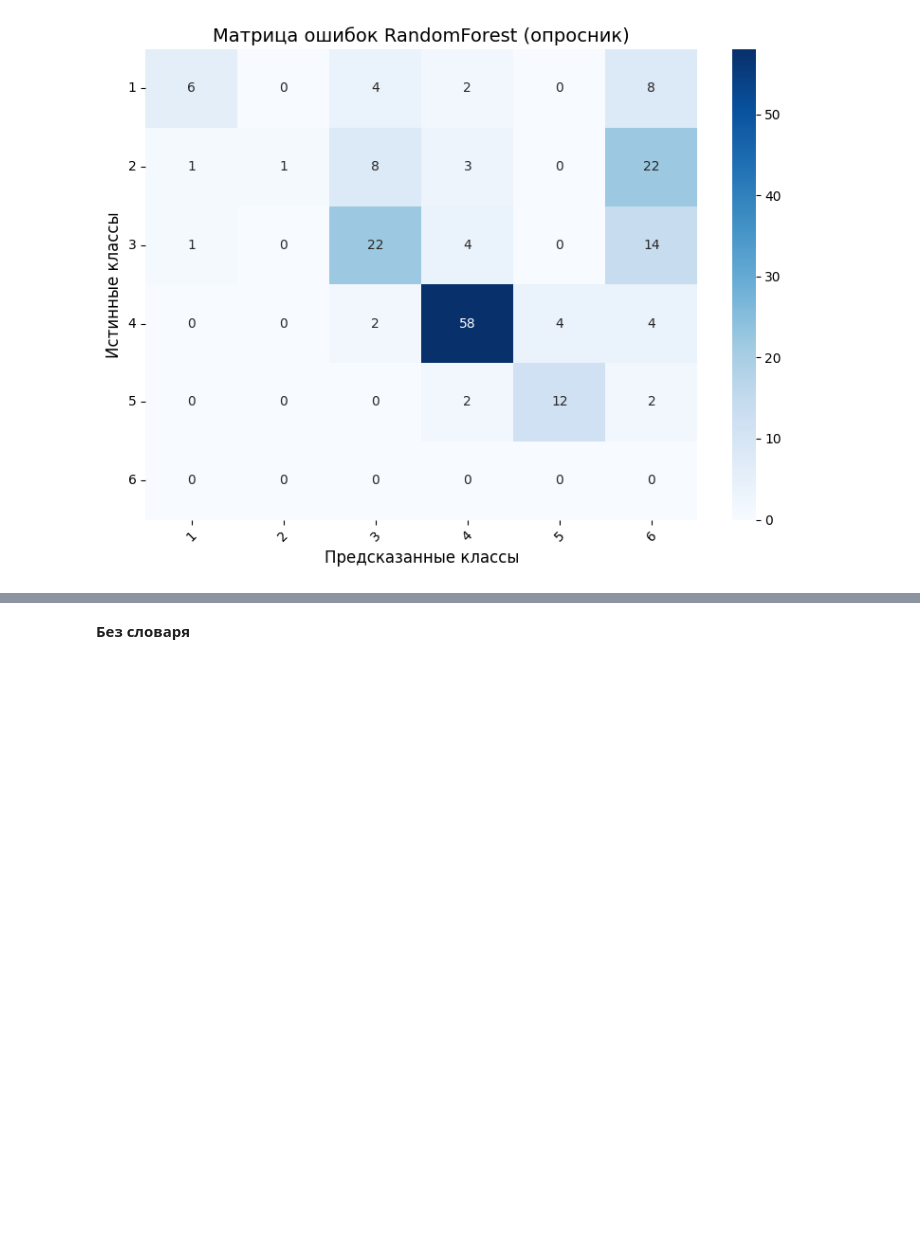
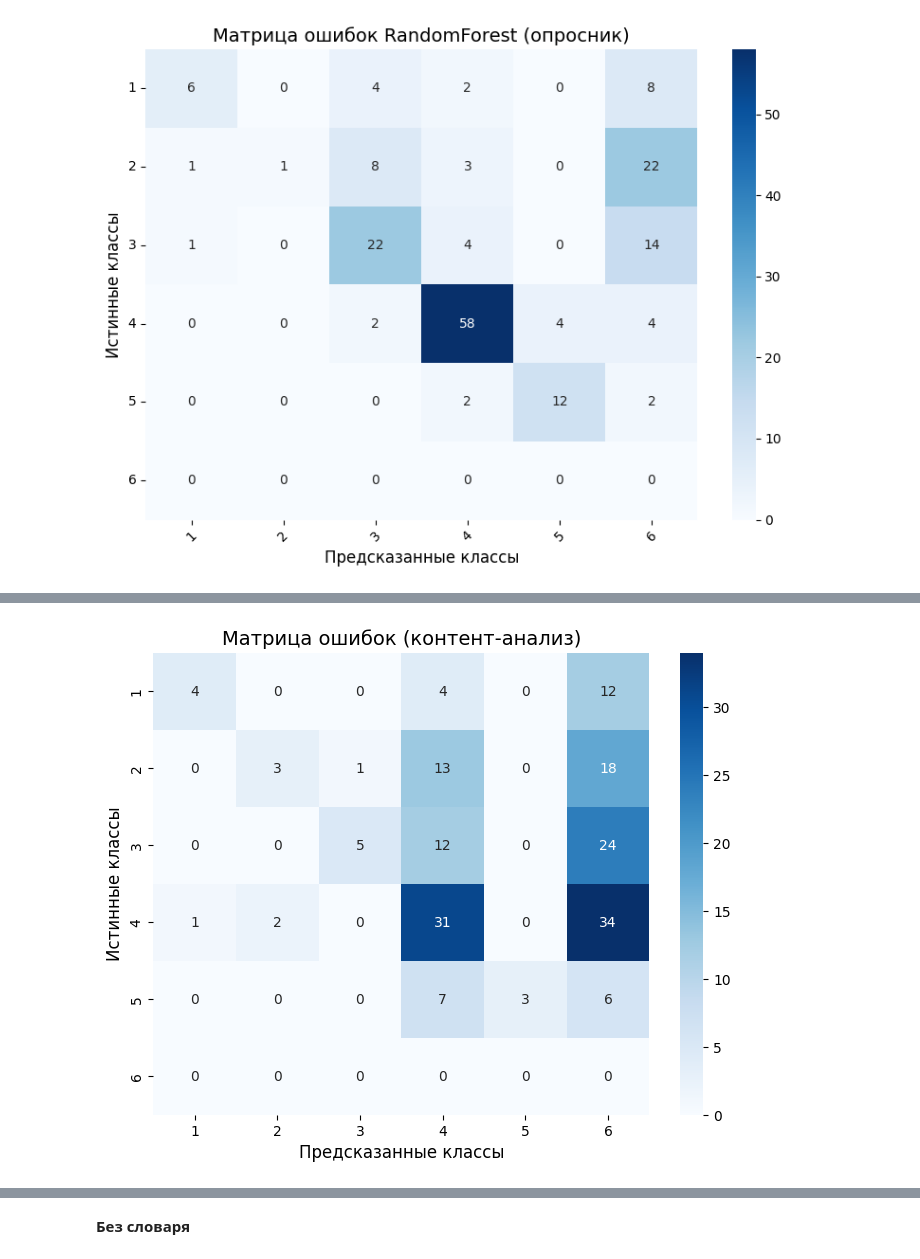
Before and after one commit to Plashka320/Stat_prack_HW_VyuzhaninPD_2025, a Jupyter notebook: 1kyrsovaya_2025.ipynb, the cells around one changed output, grey strips where cells are left out. Saved outputs shown, nothing was run; the diff lists cells and outputs as text; code cells hidden in the pictures; blank space fills up the shorter version.

```diff
--- a/1kyrsovaya_2025.ipynb
+++ b/1kyrsovaya_2025.ipynb
@@ -218,0 +221,97 @@ weighted avg       0.80      0.55      0.58       180
+# %%
+import pandas as pd
+import numpy as np
+import matplotlib.pyplot as plt
+import seaborn as sns
+from sklearn.model_selection import train_test_split, GridSearchCV
+from sklearn.ensemble import GradientBoostingClassifier
+from sklearn.metrics import classification_report, confusion_matrix
+
+# 1. Загрузка данных
+data = pd.read_excel('TORS_OLD.xlsx', sheet_name='Sheet1')
+y = data['code']  # Целевая переменная (1-5)
+
+# 2. Подготовка данных
+X_content = data.iloc[:, 3:190]  # Контент-анализ (187 признаков)
+X_tors = data.iloc[:, -8:]       # Опросник ТОРС (8 признаков)
+
+# Разделение на train/test
+X_train_content, X_test_content, y_train, y_test = train_test_split(
+    X_content, y, test_size=0.3, random_state=42
+)
+X_train_tors, X_test_tors, _, _ = train_test_split(
+    X_tors, y, test_size=0.3, random_state=42
+)
+
+# 3. Функция для предсказания с отказом от классификации
+def predict_with_rejection(model, X, threshold=0.5):
+    proba = model.predict_proba(X)
+    max_proba = np.max(proba, axis=1)
+    y_pred = model.predict(X)
+    y_pred[max_proba < threshold] = 6  # Отказ в классификации
+    return y_pred
+
+# 4. Функция для визуализации матрицы ошибок
+def plot_confusion_matrix(y_true, y_pred, labels, title):
+    cm = confusion_matrix(y_true, y_pred, labels=labels)
+    plt.figure(figsize=(8, 6))
+    sns.heatmap(cm, annot=True, fmt='d', cmap='Blues',
+                xticklabels=labels, yticklabels=labels)
+    plt.title(title, fontsize=14)
+    plt.xlabel('Предсказанные классы', fontsize=12)
+    plt.ylabel('Истинные классы', fontsize=12)
+    plt.show()
+
+# 5. Параметры для Gradient Boosting
+gb_params = {
+    'n_estimators': [100, 200],
+    'learning_rate': [0.05, 0.1],
+    'max_depth': [3, 5],
+    'min_samples_split': [2, 5],
+    'min_samples_leaf': [1, 2],
+    'max_features': ['sqrt']
+}
+
+# 6. Обучение Gradient Boosting на контент-анализе
+print("Обучение Gradient Boosting на контент-анализе...")
+gb_content = GradientBoostingClassifier(random_state=42)
+gb_content_gscv = GridSearchCV(gb_content, gb_params, cv=3, scoring='accuracy', n_jobs=-1, verbose=1)
+gb_content_gscv.fit(X_train_content, y_train)
+
+# 7. Предсказание и оценка для контент-анализа
+best_gb_content = gb_content_gscv.best_estimator_
+y_pred_gb_content = predict_with_rejection(best_gb_content, X_test_content)
+
+print("\nЛучшие параметры для контент-анализа:")
+print(gb_content_gscv.best_params_)
+print("\nОтчет классификации (контент-анализ):")
+print(classification_report(y_test, y_pred_gb_content, zero_division=0))
+plot_confusion_matrix(y_test, y_pred_gb_content, [1,2,3,4,5,6], "Матрица ошибок (контент-анализ)")
+
+# 8. Обучение Gradient Boosting на опроснике
+print("\nОбучение Gradient Boosting на опроснике ТОРС...")
+gb_tors = GradientBoostingClassifier(random_state=42)
+gb_tors_gscv = GridSearchCV(gb_tors, gb_params, cv=3, scoring='accuracy', n_jobs=-1, verbose=1)
+gb_tors_gscv.fit(X_train_tors, y_train)
+
+# 9. Предсказание и оценка для опросника
+best_gb_tors = gb_tors_gscv.best_estimator_
+y_pred_gb_tors = predict_with_rejection(best_gb_tors, X_test_tors)
+
+print("\nЛучшие параметры для опросника ТОРС:")
+print(gb_tors_gscv.best_params_)
+print("\nОтчет классификации (опросник ТОРС):")
+print(classification_report(y_test, y_pred_gb_tors, zero_division=0))
+plot_confusion_matrix(y_test, y_pred_gb_tors, [1,2,3,4,5,6], "Матрица ошибок (опросник ТОРС)")
+
+# 10. Визуализация важности признаков (для контент-анализа)
+plt.figure(figsize=(12, 8))
+feature_importances = best_gb_content.feature_importances_
+top_n = 20  # Показать топ-20 важных признаков
+sorted_idx = np.argsort(feature_importances)[-top_n:]
+plt.barh(range(top_n), feature_importances[sorted_idx])
+plt.yticks(range(top_n), X_train_content.columns[sorted_idx])
+plt.title(f"Топ-{top_n} важных признаков (Gradient Boosting)")
+plt.xlabel("Важность признака")
+plt.show()
+# %% [output]
@@ -218,0 +337 @@ weighted avg       0.80      0.55      0.58       180
+[figure, added]
```
Also changed, not shown: parts of 4 cells of this notebook.
